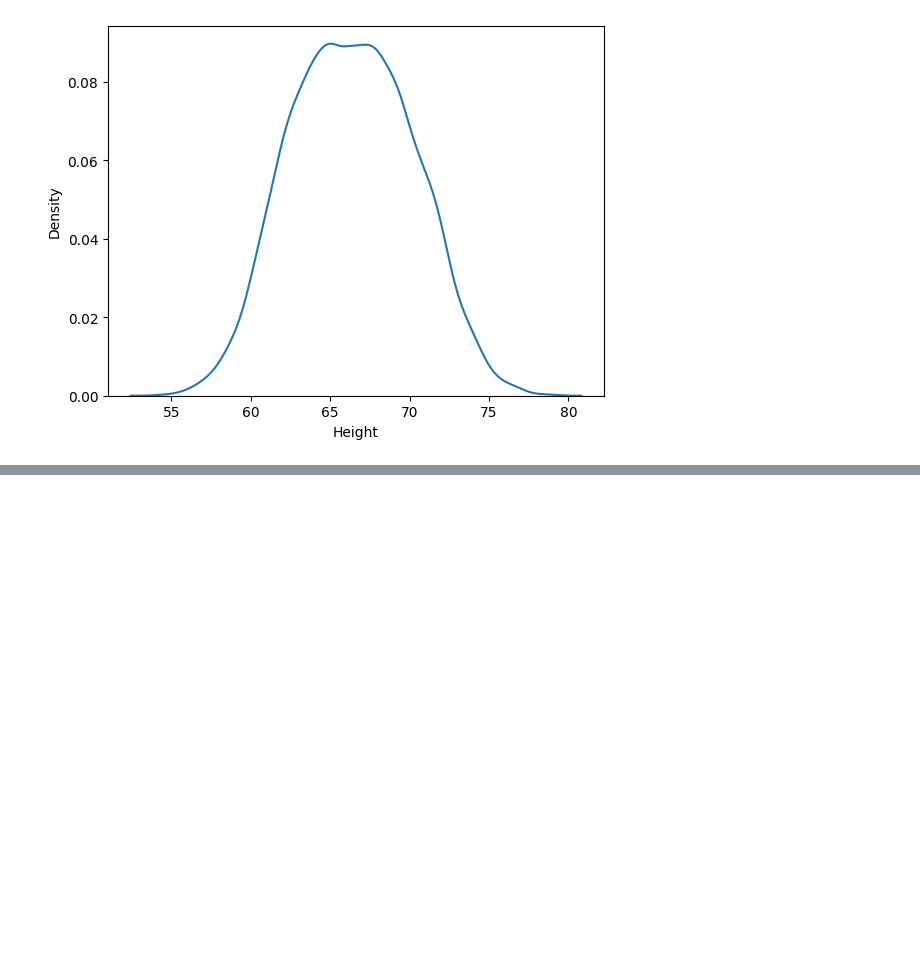
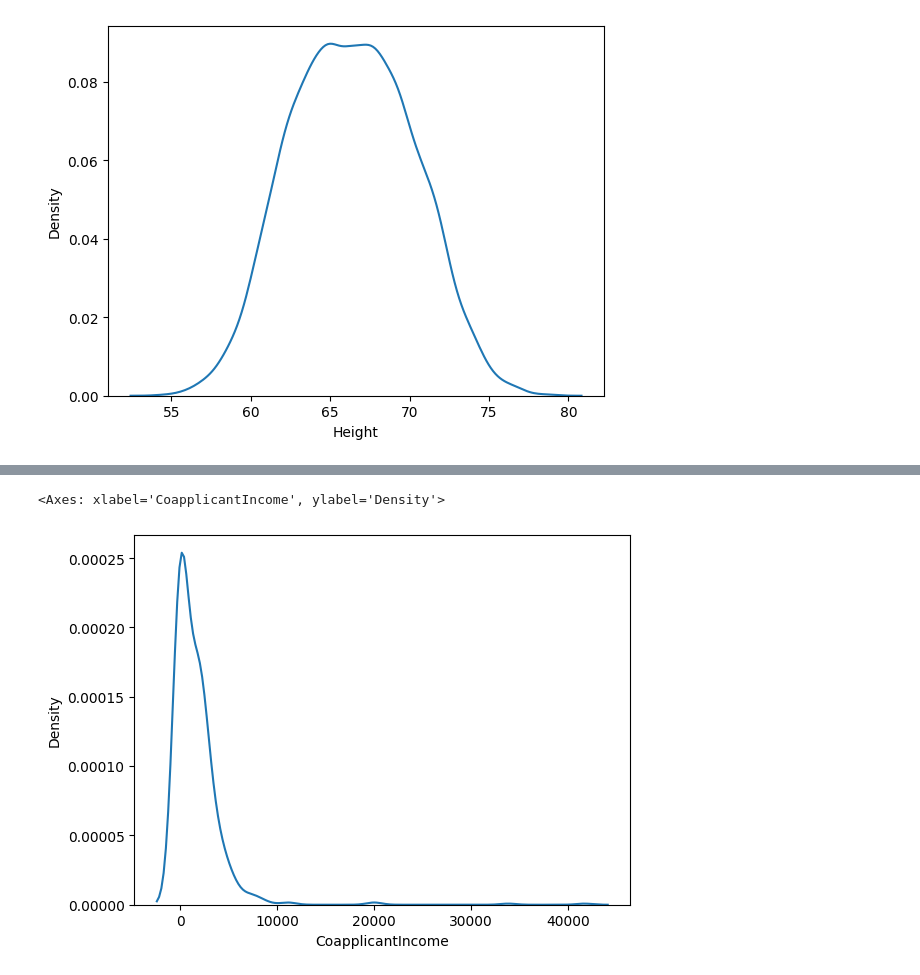
Before and after one commit to tanviparmarrajput/DATA-CLAENING-DATA-VISUALIZATION, a Jupyter notebook: 8outliers.ipynb, the cells around one changed output, grey strips where cells are left out. Drawn from its saved outputs; the diff is of its cells as text; code cells hidden in the pictures; blank space fills up the shorter version.

```diff
--- a/8outliers.ipynb
+++ b/8outliers.ipynb
@@ -54,0 +57,2 @@ plt.show()
+# %%
+data=pd.read_csv(r"loan_data_set.csv")
@@ -54,0 +75,5 @@ plt.show()
+# %%
+sns.kdeplot(data["CoapplicantIncome"])
+# %% [output]
+<Axes: xlabel='CoapplicantIncome', ylabel='Density'>
+[figure, added]
```
Also changed, not shown: parts of 5 cells of this notebook, 1 other file.
